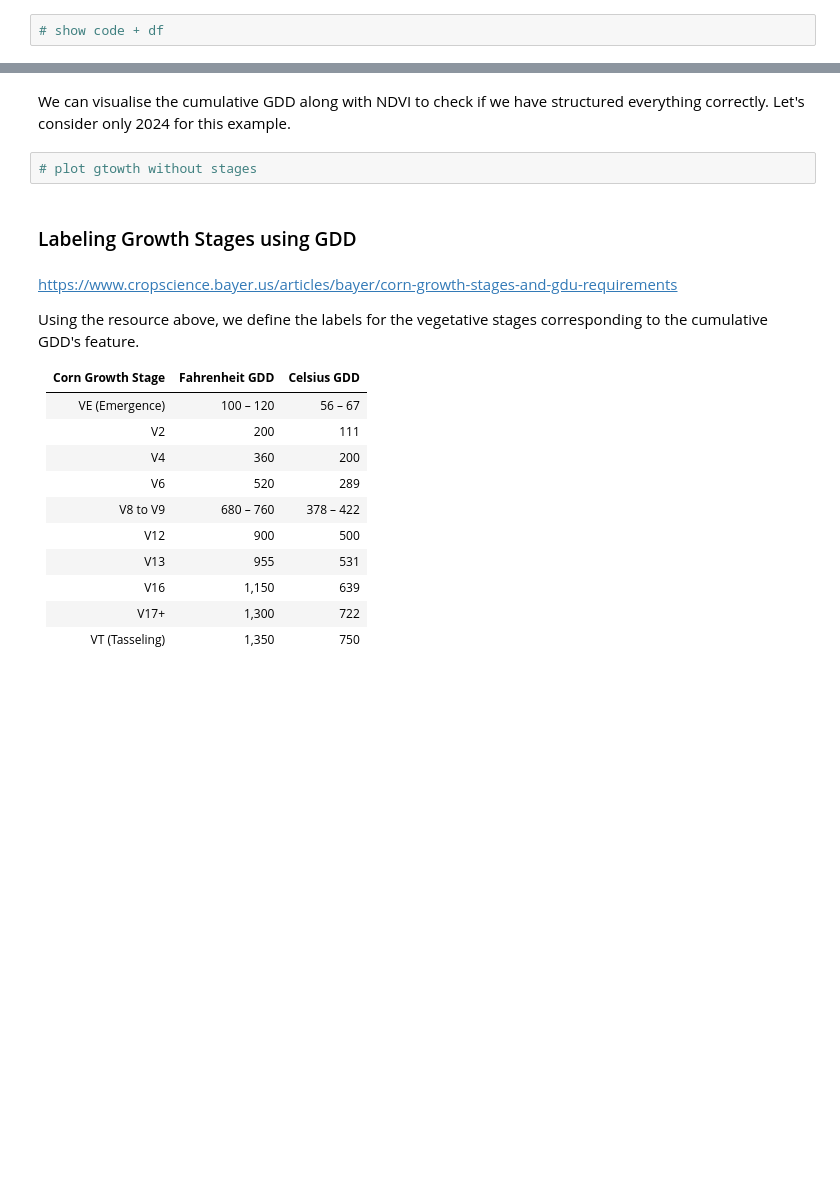
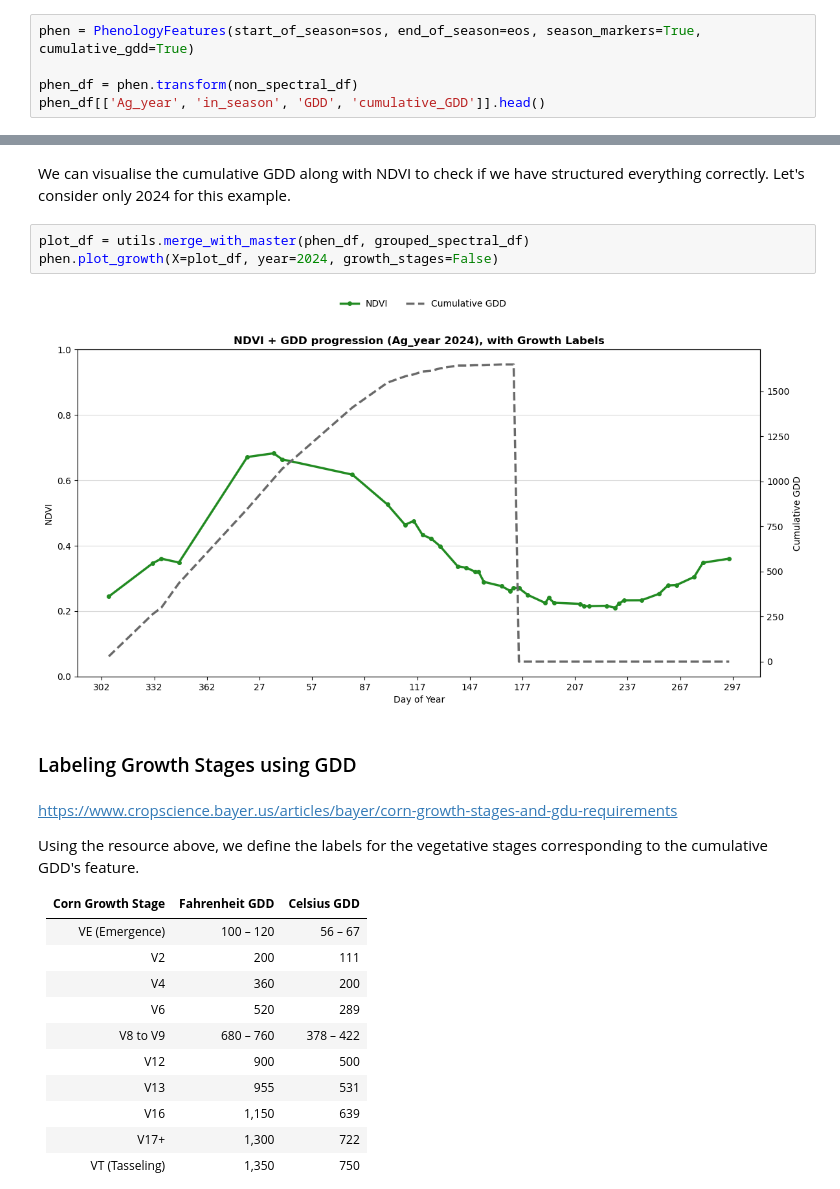
Before and after one commit to asembreek/fieldlens, a Jupyter notebook: notebooks/2. Feature Engineering.ipynb, the cells around one changed output, grey strips where cells are left out. Drawn from its saved outputs; the diff is of its cells as text; blank space fills up the shorter version.

```diff
--- a/notebooks/2. Feature Engineering.ipynb
+++ b/notebooks/2. Feature Engineering.ipynb
@@ -244,4 +260,7 @@ $$
 # %% [markdown]
 Finally, the total sum feature can be created.
 # %%
-# show code + df
+phen = PhenologyFeatures(start_of_season=sos, end_of_season=eos, season_markers=True, cumulative_gdd=True)
+
+phen_df = phen.transform(non_spectral_df)
+phen_df[['Ag_year', 'in_season', 'GDD', 'cumulative_GDD']].head()
@@ -248,7 +274,10 @@ Finally, the total sum feature can be created.
 # %% [markdown]
 We can visualise the cumulative GDD along with NDVI to check if we have structured everything correctly. Let's consider only 2024 for this example.
 # %%
-# plot gtowth without stages
+plot_df = utils.merge_with_master(phen_df, grouped_spectral_df)
+phen.plot_growth(X=plot_df, year=2024, growth_stages=False)
+# %% [output]
+[figure, added]
 # %% [markdown]
 ### Labeling Growth Stages using GDD
 # %% [markdown]
```
Also changed, not shown: parts of 27 cells of this notebook, 3 other files.
